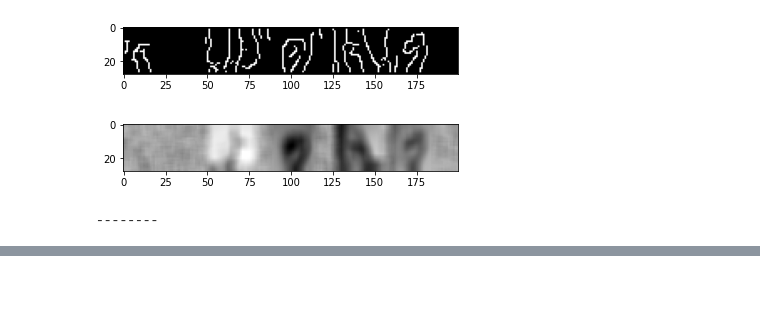
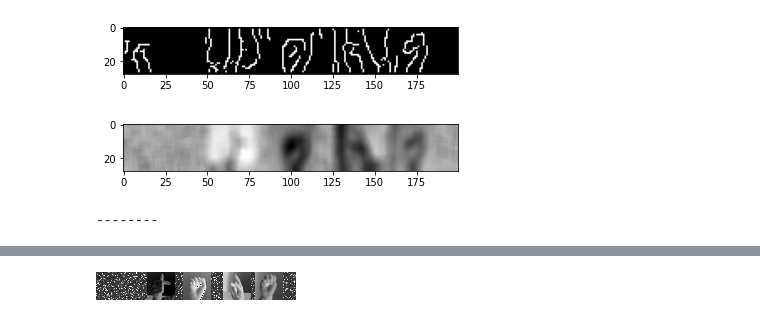
Before and after one commit to StefanWinterToo/ML_Challenge, a Jupyter notebook: src/Stefan_task2.ipynb, the cells around one changed output, grey strips where cells are left out. Saved outputs shown, nothing was run; the diff lists cells and outputs as text; code cells hidden in the pictures; blank space fills up the shorter version.

```diff
--- a/src/Stefan_task2.ipynb
+++ b/src/Stefan_task2.ipynb
@@ -120,0 +131,5 @@ print("--------")
+# %%
+dataset = numpy.load("../../data/test_images_task2.npy")
+# %%
+img = dataset[0]
+plt.imshow(img, cmap="gray")
@@ -120,0 +139,6 @@ print("--------")
+# %%
+i = Image.fromarray(numpy.uint8(img * 255) , 'L')
+i
+# i.show()
+# %% [output]
+[figure, added]
```
Also changed, not shown: parts of 8 cells of this notebook.
